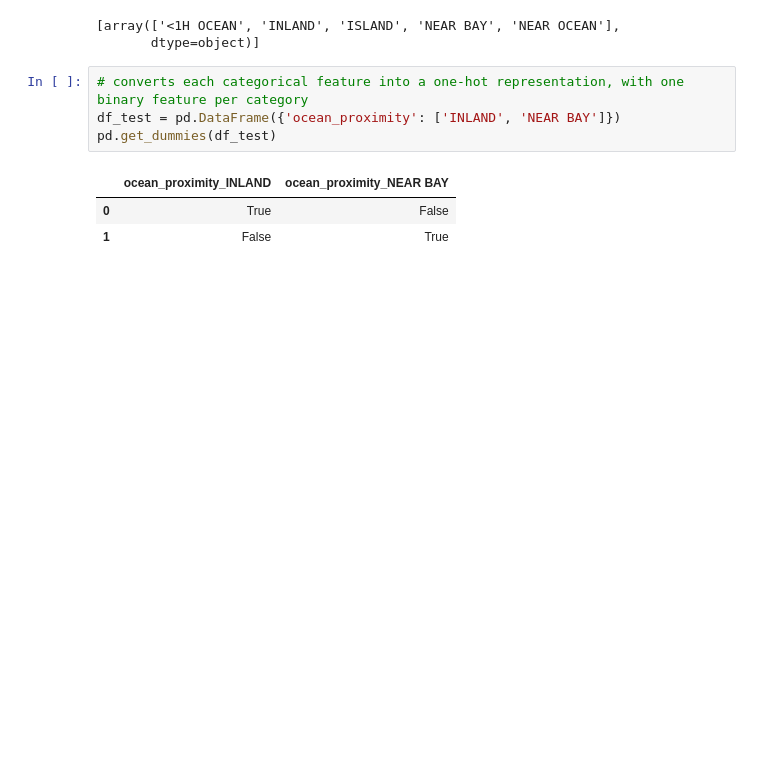
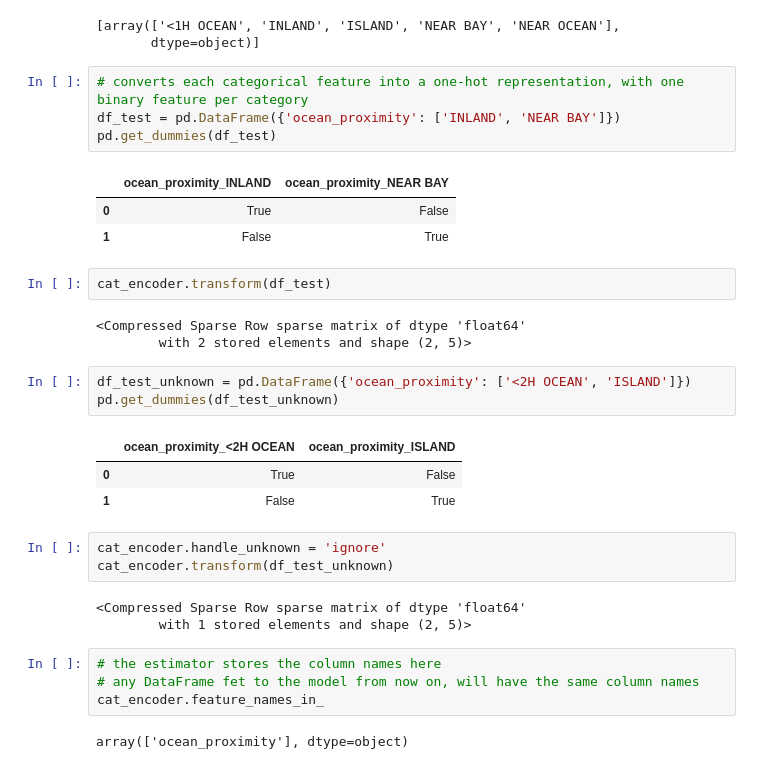
Before and after one commit to Parmida79/baldr, a Jupyter notebook: baldr/data_preperation.ipynb, the cells around one changed output. Saved outputs shown, nothing was run; the diff lists cells and outputs as text; blank space fills up the shorter version.

```diff
--- a/baldr/data_preperation.ipynb
+++ b/baldr/data_preperation.ipynb
@@ -146,3 +146,27 @@ pd.get_dummies(df_test)
 |  | ocean_proximity_INLAND | ocean_proximity_NEAR BAY |
 | 0 | True | False |
 | 1 | False | True |
+# %%
+cat_encoder.transform(df_test)
+# %% [output]
+<Compressed Sparse Row sparse matrix of dtype 'float64'
+        with 2 stored elements and shape (2, 5)>
+# %%
+df_test_unknown = pd.DataFrame({'ocean_proximity': ['<2H OCEAN', 'ISLAND']})
+pd.get_dummies(df_test_unknown)
+# %% [output]
+|  | ocean_proximity_<2H OCEAN | ocean_proximity_ISLAND |
+| 0 | True | False |
+| 1 | False | True |
+# %%
+cat_encoder.handle_unknown = 'ignore'
+cat_encoder.transform(df_test_unknown)
+# %% [output]
+<Compressed Sparse Row sparse matrix of dtype 'float64'
+        with 1 stored elements and shape (2, 5)>
+# %%
+# the estimator stores the column names here
+# any DataFrame fet to the model from now on, will have the same column names
+cat_encoder.feature_names_in_
+# %% [output]
+array(['ocean_proximity'], dtype=object)
```
Also changed, not shown: parts of 5 cells of this notebook.
